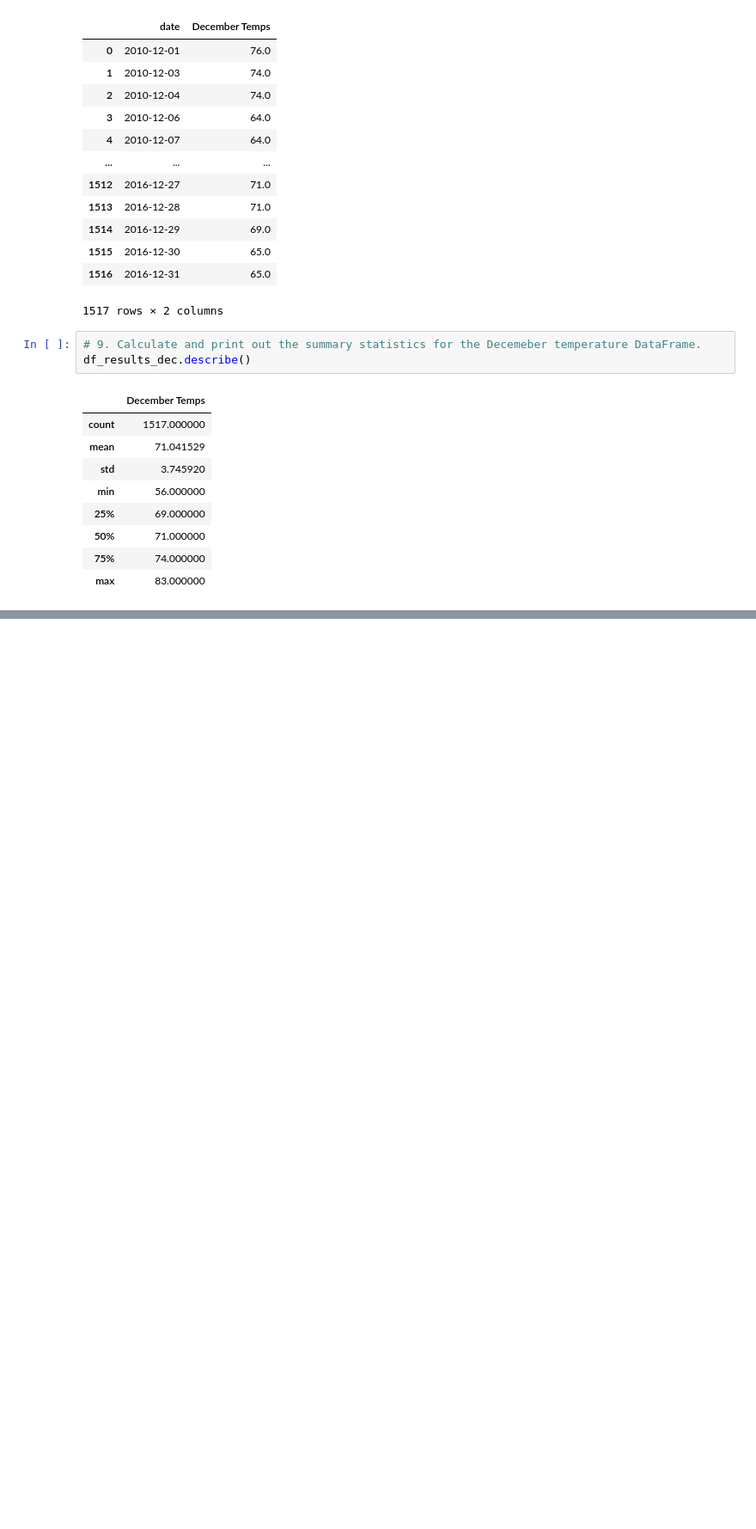
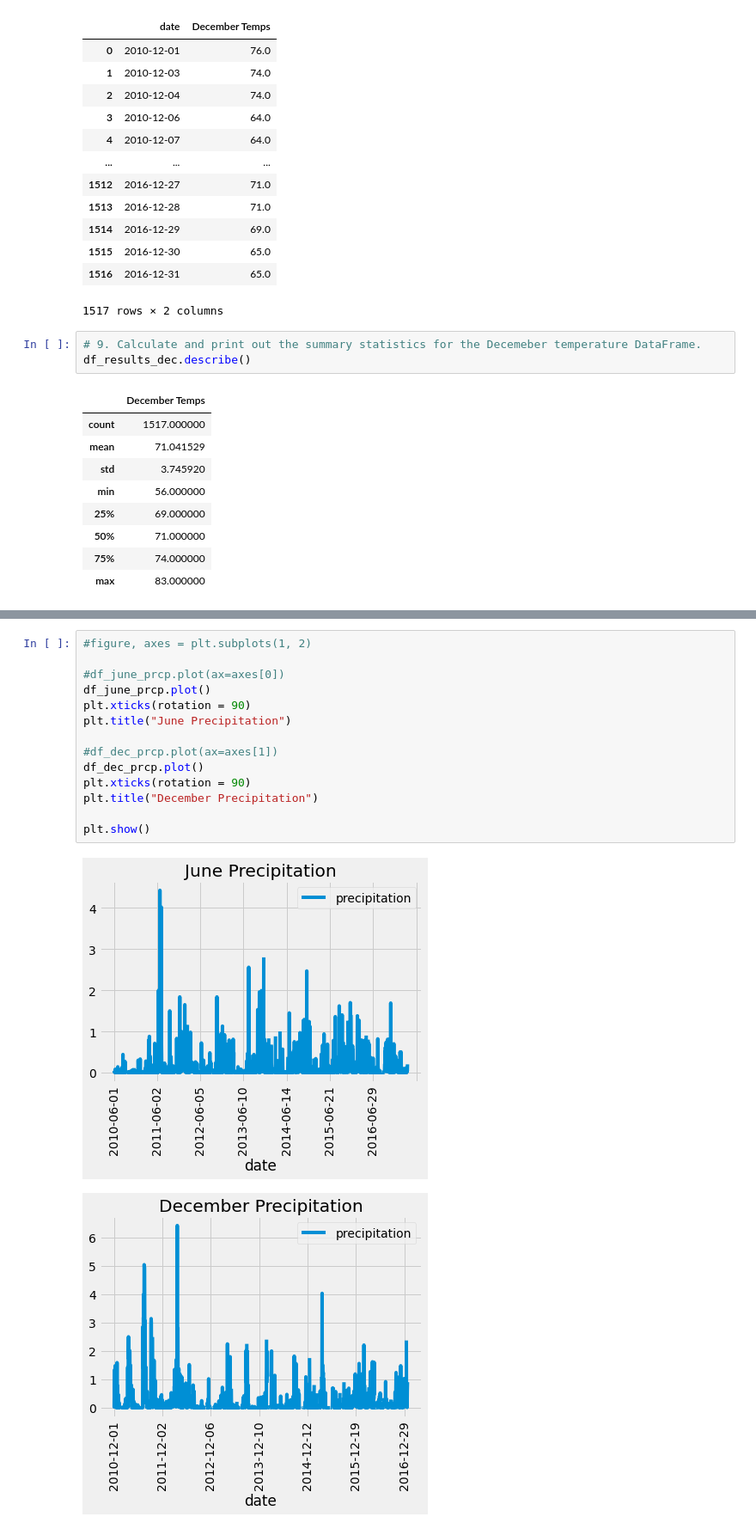
Before and after one commit to nabuhant/surfs_up, a Jupyter notebook: SurfsUp_Challenge.ipynb, the cells around one changed output, grey strips where cells are left out. Shown at 86% size. Drawn from its saved outputs; the diff is of its cells as text; blank space fills up the shorter version.

```diff
--- a/SurfsUp_Challenge.ipynb
+++ b/SurfsUp_Challenge.ipynb
@@ -167,0 +208,17 @@ df_results_dec.describe()
+# %%
+#figure, axes = plt.subplots(1, 2)
+
+#df_june_prcp.plot(ax=axes[0])
+df_june_prcp.plot()
+plt.xticks(rotation = 90)
+plt.title("June Precipitation")
+
+#df_dec_prcp.plot(ax=axes[1])
+df_dec_prcp.plot()
+plt.xticks(rotation = 90)
+plt.title("December Precipitation")
+
+plt.show()
+# %% [output]
+[figure, added]
+[figure, added]
```
Also changed, not shown: parts of 15 cells of this notebook, 4 other files.
